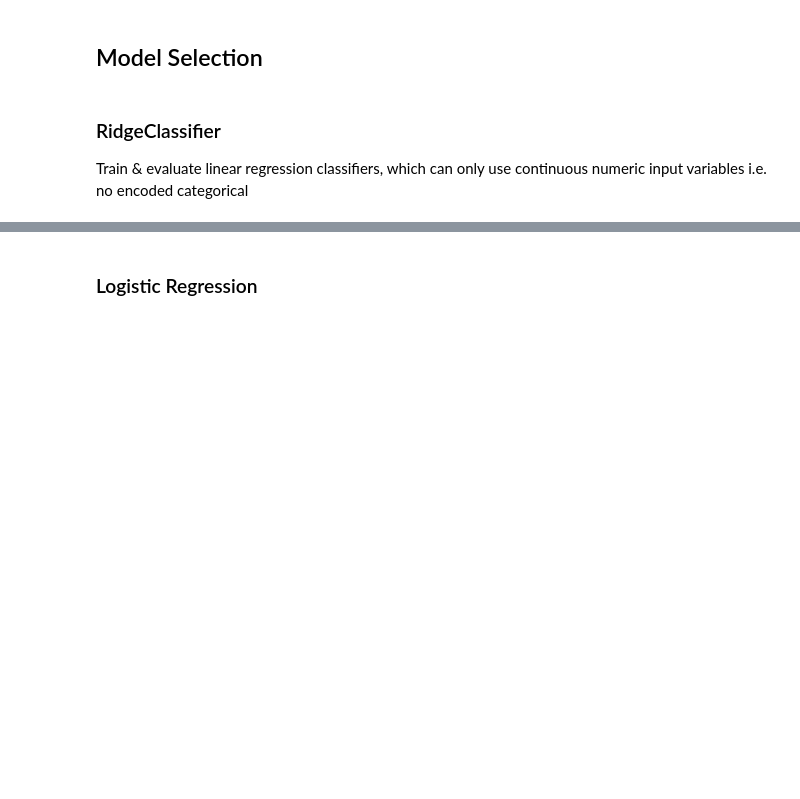
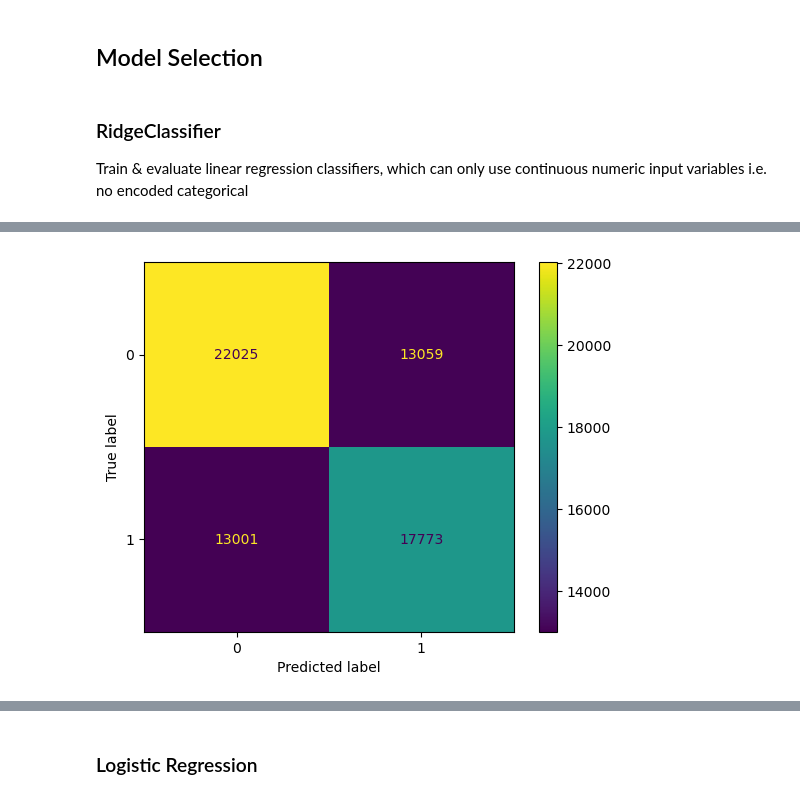
Before and after one commit to carlsonhu225-source/data7001_g02, a Jupyter notebook: Shot Success Model.ipynb, the cells around one changed output, grey strips where cells are left out. Cells and saved outputs as stored; diff of their text form; code cells hidden in the pictures; blank space fills up the shorter version.

```diff
--- a/Shot Success Model.ipynb
+++ b/Shot Success Model.ipynb
@@ -125,2 +115,13 @@ plt.show()
+# %%
+clf_ridge_pca = RidgeClassifier().fit(x_train_pca, y_train_pca)
+y_pred_ridge_pca = clf_ridge_pca.predict(x_test_pca)
+
+# Calculate & display confusion matrix
+cm_ridge_pca = metrics.confusion_matrix(y_test_pca, y_pred_ridge_pca)
+cm_fig_ridge_pca = metrics.ConfusionMatrixDisplay(confusion_matrix=cm_ridge_pca, display_labels=clf_ridge_pca.classes_)
+cm_fig_ridge_pca.plot(values_format='d')
+plt.show()
+# %% [output]
+[figure, added]
 # %%
 # Optimisation
```
Also changed, not shown: parts of 27 cells of this notebook, 2 other files.
